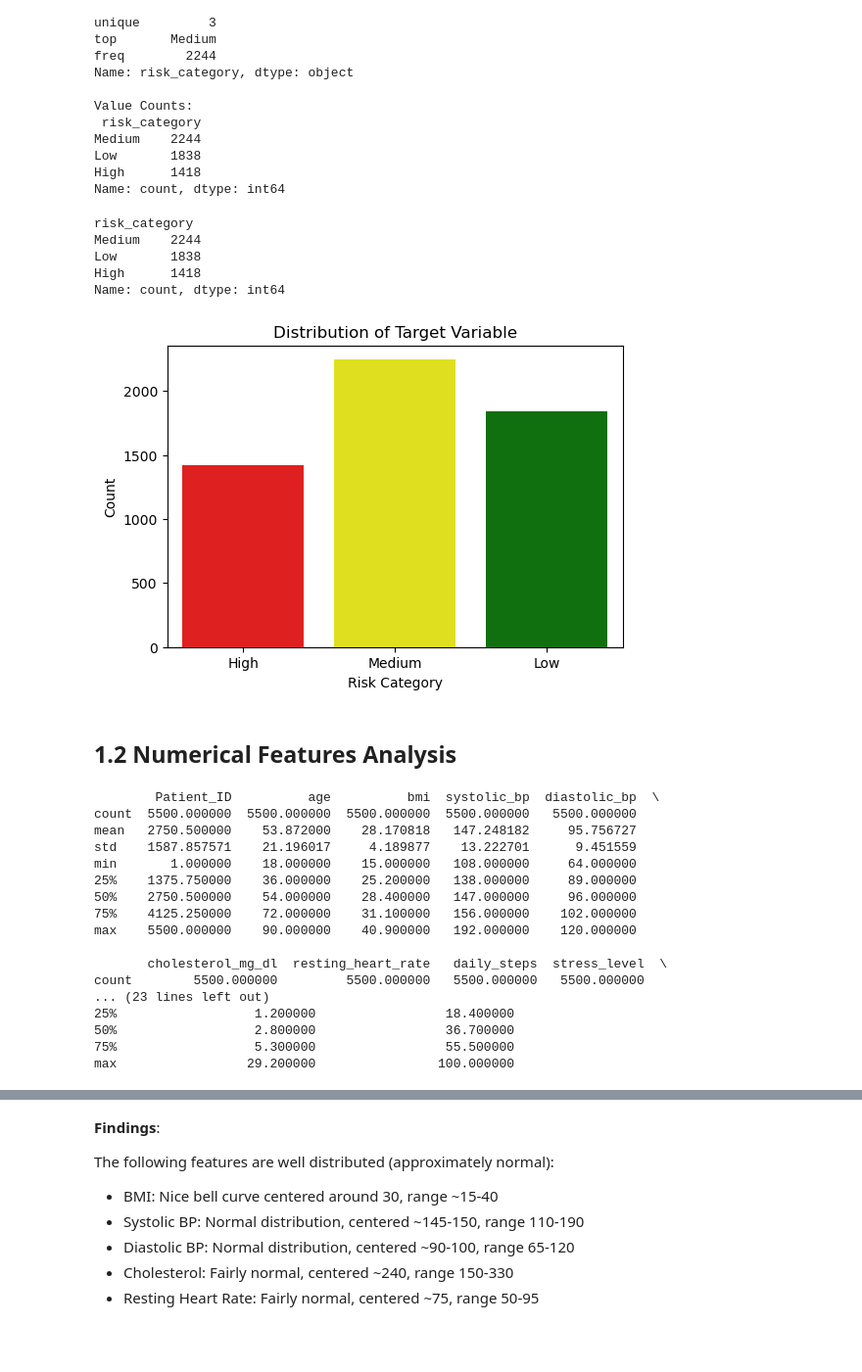
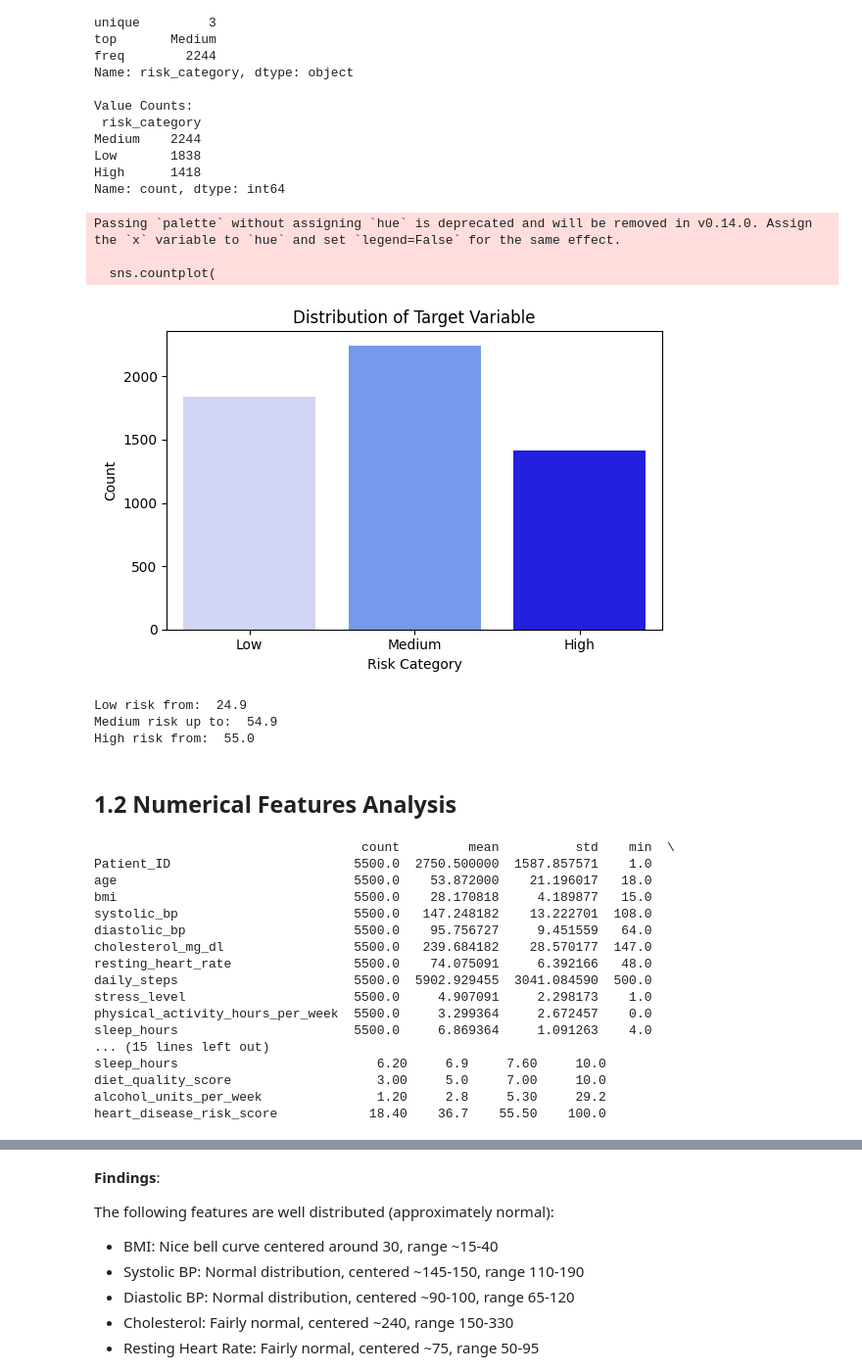
Before and after one commit to maxhaus31/Machine_Learning_HeartDiseaseDetection, a Jupyter notebook: 01_ExploratoryDataAnalysis.ipynb, the cells around one changed output, grey strips where cells are left out. Shown at 98% size. Drawn from its saved outputs; the diff is of its cells as text; code cells hidden in the pictures; blank space fills up the shorter version.

Commit message:
Revert "Update 01_ExploratoryDataAnalysis.ipynb"
This reverts commit 33b372e6fa6dee2e51d90271218a5b8beea543c7.

```diff
--- a/01_ExploratoryDataAnalysis.ipynb
+++ b/01_ExploratoryDataAnalysis.ipynb
@@ -12,7 +9,7 @@ import seaborn as sns
 import numpy as np
 
 # Load the dataset
-df = pd.read_csv(file_path)
+df = pd.read_csv('data/raw/cardiovascular_risk_dataset.csv')
 
 # Display the first few rows of the dataset
 df.head()
@@ -87,47 +84,65 @@ Low       1838
 High      1418
 Name: count, dtype: int64
 # %%
-# Distribution of target
-print(df[target_column].value_counts())
+risk_order = ['Low', 'Medium', 'High']
+risk_palette = {'Low': "#cbcffaff", 'Medium': "#6291ff", 'High': "#0400ff"}
 
-# Visualization
-risk_colors = ['yellow', 'red', 'green']
-plt.figure(figsize=(6,4))
-sns.countplot(x=target_column, data=df, hue=target_column, palette=risk_colors, order=['High', 'Medium', 'Low'])
+plt.figure(figsize=(6, 4))
+sns.countplot(
+    x=target_column,
+    data=df,
+    order=risk_order,
+    palette=risk_palette  # seaborn uses x categories here
+)
 plt.title('Distribution of Target Variable')
 plt.xlabel('Risk Category')
 plt.ylabel('Count')
+plt.tight_layout()
 plt.show()
 # %% [output]
-risk_category
-Medium    2244
-Low       1838
-High      1418
-Name: count, dtype: int64
+Passing `palette` without assigning `hue` is deprecated and will be removed in v0.14.0. Assign the `x` variable to `hue` and set `legend=False` for the same effect.
+
+  sns.countplot(
-[figure, old version]
+[figure, new version]
+# %%
+# Risk score to Risk categories
+df_group_risk = df.groupby('heart_disease_risk_score')['risk_category'].first().reset_index()
+
+# Range low risk
+print("Low risk from: ", df_group_risk[df_group_risk['risk_category'] == 'Low']['heart_disease_risk_score'].max())
+
+# Range medium risk
+print("Medium risk up to: ", df_group_risk[df_group_risk['risk_category'] == 'Medium']['heart_disease_risk_score'].max())
+
+#Range high risk
+print("High risk from: ", df_group_risk[df_group_risk['risk_category'] == 'High']['heart_disease_risk_score'].min())
+# %% [output]
+Low risk from:  24.9
+Medium risk up to:  54.9
+High risk from:  55.0
 # %% [markdown]
 ## 1.2 Numerical Features Analysis
 # %%
 # Display summary statistics for numerical columns
-print(df.describe())
+print(df.describe().T)
 # %% [output]
-        Patient_ID          age          bmi  systolic_bp  diastolic_bp  \
-count  5500.000000  5500.000000  5500.000000  5500.000000   5500.000000
-mean   2750.500000    53.872000    28.170818   147.248182     95.756727
-std    1587.857571    21.196017     4.189877    13.222701      9.451559
-min       1.000000    18.000000    15.000000   108.000000     64.000000
-25%    1375.750000    36.000000    25.200000   138.000000     89.000000
-50%    2750.500000    54.000000    28.400000   147.000000     96.000000
-75%    4125.250000    72.000000    31.100000   156.000000    102.000000
-max    5500.000000    90.000000    40.900000   192.000000    120.000000
-
-       cholesterol_mg_dl  resting_heart_rate   daily_steps  stress_level  \
-count        5500.000000         5500.000000   5500.000000   5500.000000
-... (23 lines left out)
-25%                  1.200000                 18.400000
-50%                  2.800000                 36.700000
-75%                  5.300000                 55.500000
-max                 29.200000                100.000000
+                                   count         mean          std    min  \
+Patient_ID                        5500.0  2750.500000  1587.857571    1.0
+age                               5500.0    53.872000    21.196017   18.0
+bmi                               5500.0    28.170818     4.189877   15.0
+systolic_bp                       5500.0   147.248182    13.222701  108.0
+diastolic_bp                      5500.0    95.756727     9.451559   64.0
+cholesterol_mg_dl                 5500.0   239.684182    28.570177  147.0
+resting_heart_rate                5500.0    74.075091     6.392166   48.0
+daily_steps                       5500.0  5902.929455  3041.084590  500.0
+stress_level                      5500.0     4.907091     2.298173    1.0
+physical_activity_hours_per_week  5500.0     3.299364     2.672457    0.0
+sleep_hours                       5500.0     6.869364     1.091263    4.0
+... (15 lines left out)
+sleep_hours                          6.20     6.9     7.60     10.0
+diet_quality_score                   3.00     5.0     7.00     10.0
+alcohol_units_per_week               1.20     2.8     5.30     29.2
+heart_disease_risk_score            18.40    36.7    55.50    100.0
 # %%
 # Separate numerical and categorical features
 numerical_cols = df.select_dtypes(include=['int64', 'float64']).columns.tolist()
```
Also changed, not shown: parts of 12 cells of this notebook.
